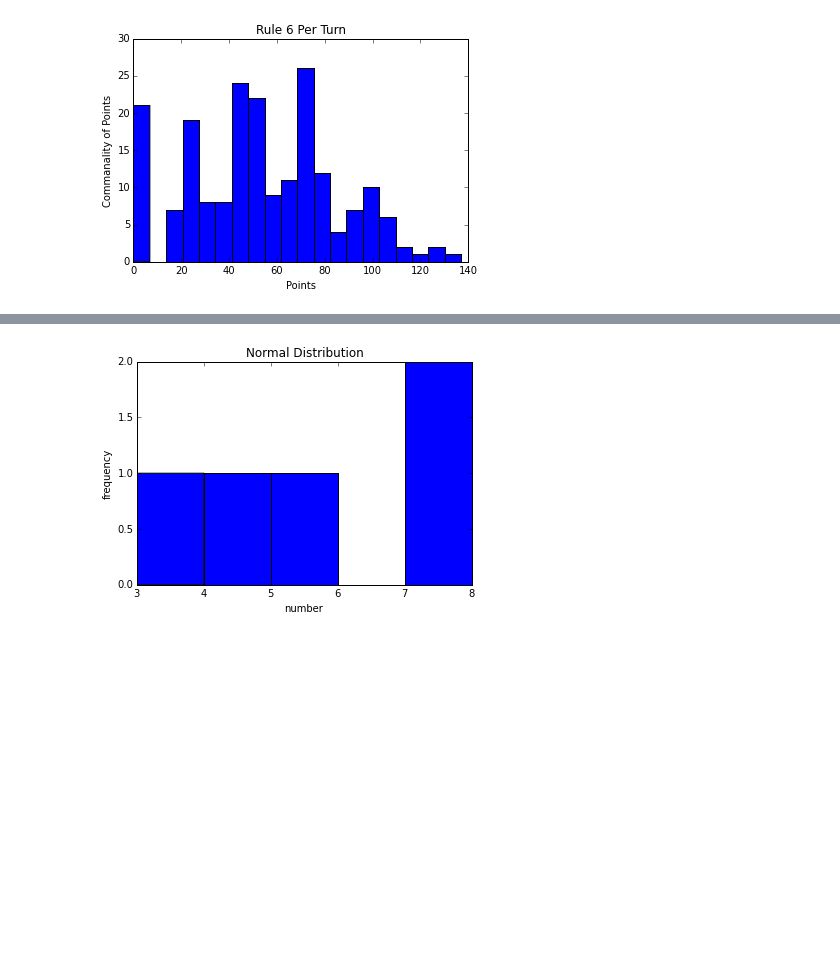
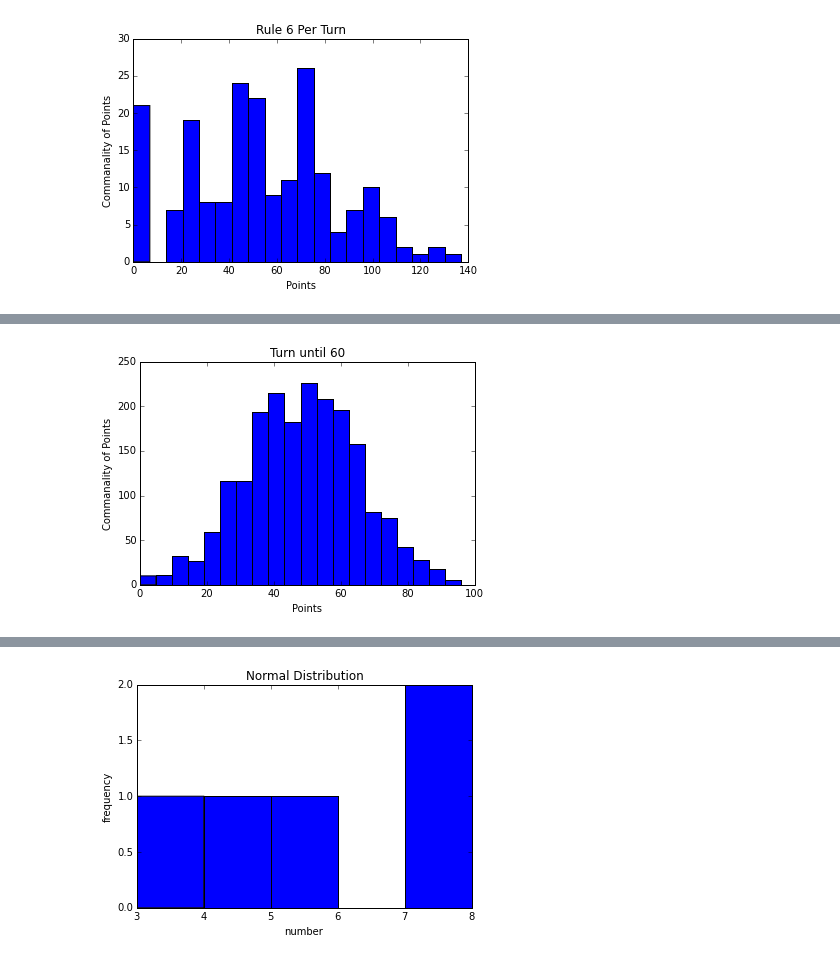
Before and after one commit to bekkblando/utimate-pig, a Jupyter notebook: PIG.ipynb, the cells around one changed output, grey strips where cells are left out. Saved outputs shown, nothing was run; the diff lists cells and outputs as text; code cells hidden in the pictures; blank space fills up the shorter version.

```diff
--- a/PIG.ipynb
+++ b/PIG.ipynb
@@ -67,0 +110,8 @@ plt.show()
+# %%
+plt.hist(data, bins=20)
+plt.xlabel("Points")
+plt.ylabel("Commanality of Points")
+plt.title("Turn until 60")
+plt.show()
+# %% [output]
+[figure, added]
```
Also changed, not shown: parts of 11 cells of this notebook, 1 other file.
